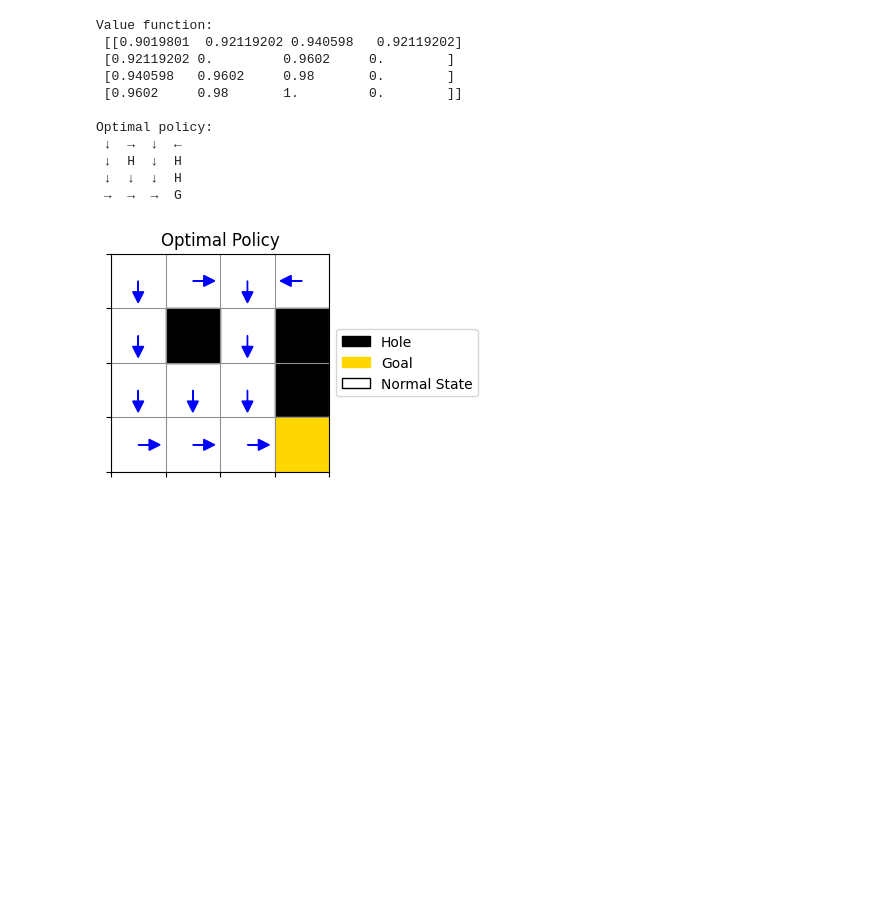
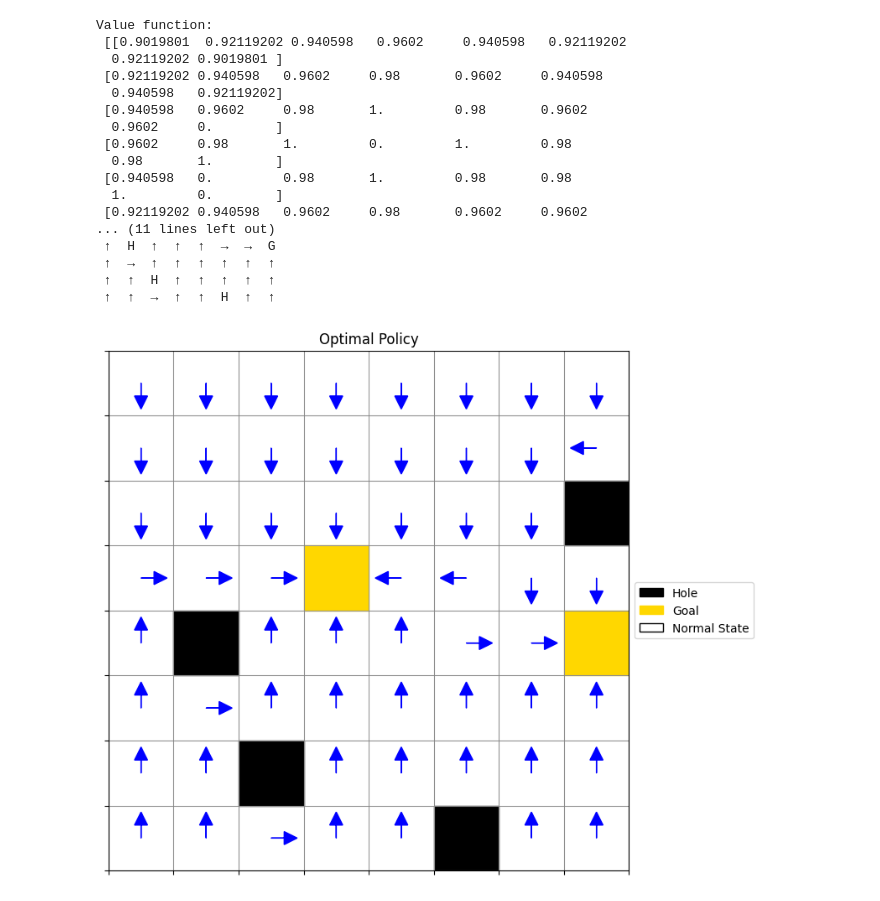
Before and after one commit to sbrunswi/VIP_Intro_deep_reinforcement_learning, a Jupyter notebook: Individual Workspace/Adam/my_env.ipynb, the cells around one changed output. Cells and saved outputs as stored; diff of their text form; code cells hidden in the pictures; blank space fills up the shorter version.

Commit message:
more customization to grid

```diff
--- a/Individual Workspace/Adam/my_env.ipynb
+++ b/Individual Workspace/Adam/my_env.ipynb
@@ -2,10 +2,12 @@
 import numpy as np
 import matplotlib.pyplot as plt
 # %%
+
+# ! Defines the GridWorld environment (states, actions, transition function)
 class GridWorld:
     """Making a GridWorld object to make different grid size custom environments to mimic Fronze Lake"""
 
-    def __init__(self, size=4):
+    def __init__(self, size=4, time_step_cost=-0.01):
         """Setting up main parts of the Grid environment
 
         Args:
@@ -14,11 +16,12 @@ class GridWorld:
         self.size = size  # - square grid size
         self.nS = size * size  # - number of states
         self.nA = 4  # - number of actions
+        self.time_step_cost = time_step_cost  # - cost for each time step
 
         self.UP, self.DOWN, self.LEFT, self.RIGHT = range(4)
 
-        self.goal = {self.nS - 1} # - goal is the last state index
-        self.holes = {5, 7, 11} # - holes are specific indices in the grid
+        self.goal = set(np.random.choice(range(1, self.nS), size=self.size // 4, replace=False)) # - goals
+        self.holes = set(np.random.choice(range(1, self.nS), size=self.size // 2, replace=False)) # - holes
 
         self.P = self.build_transition_table()  # - the MDP
 
@@ -76,7 +79,7 @@ class GridWorld:
                 )  # - ns -> new state index after movement
                 # ? (1,2) → 1*4 + 2 = 6 -> math for ns
 
-                reward = -0.01  # - time cost
+                reward = self.time_step_cost  # - time cost
                 done = False  # - default done is False, is True when we hit a hole or the goal
 
                 if (
@@ -171,6 +178,10 @@ def extract_policy(env, V, gamma=0.99):
 
     return policy
 # %%
+
+# ! This is visualization of the MDP and optimal policy
+from matplotlib.patches import Rectangle
+
 def render_policy(env, policy):
     """Visualization of the GridWorld environment
 
@@ -210,9 +221,9 @@ def render_policy_image(env, policy):
     for s in range(env.nS):
         row, col = divmod(s, size)
         if s in env.holes:
-            ax.add_patch(plt.Rectangle((col, size-1-row), 1, 1, color='black'))
+            ax.add_patch(Rectangle((col, size-1-row), 1, 1, color='black'))
         elif s in env.goal:
-            ax.add_patch(plt.Rectangle((col, size-1-row), 1, 1, color='gold'))
+            ax.add_patch(Rectangle((col, size-1-row), 1, 1, color='gold'))
 
     # Draw arrows for policy
     arrow_dict = {
@@ -245,30 +256,36 @@ def render_policy_image(env, policy):
 
     # Show plot
     plt.title('Optimal Policy')
-    plt.tight_layout(rect=[0, 0, 1, 1])
+    plt.tight_layout(rect=(0, 0, 1, 1))
     plt.show()
 # %%
 if __name__ == "__main__":
-    env = GridWorld(size=4)
+    env = GridWorld(size=8, time_step_cost=-0.01)
 
     V = value_iteration(env)
     policy = extract_policy(env, V)
 
     print("Value function:\n", V.reshape(env.size, env.size)) # * reshape value function to match grid layout for better visualization
     print("\nOptimal policy:") # * print the optimal policy in a grid format using arrows to indicate actions
 
     render_policy(env, policy)
     render_policy_image(env, policy)
 # %% [output]
 Value function:
- [[0.9019801  0.92119202 0.940598   0.92119202]
- [0.92119202 0.         0.9602     0.        ]
- [0.940598   0.9602     0.98       0.        ]
- [0.9602     0.98       1.         0.        ]]
-
-Optimal policy:
- ↓  →  ↓  ←
- ↓  H  ↓  H
- ↓  ↓  ↓  H
- →  →  →  G
+ [[0.9019801  0.92119202 0.940598   0.9602     0.940598   0.92119202
+  0.92119202 0.9019801 ]
+ [0.92119202 0.940598   0.9602     0.98       0.9602     0.940598
+  0.940598   0.92119202]
+ [0.940598   0.9602     0.98       1.         0.98       0.9602
+  0.9602     0.        ]
+ [0.9602     0.98       1.         0.         1.         0.98
+  0.98       1.        ]
+ [0.940598   0.         0.98       1.         0.98       0.98
+  1.         0.        ]
+ [0.92119202 0.940598   0.9602     0.98       0.9602     0.9602
+... (11 lines left out)
+ ↑  H  ↑  ↑  ↑  →  →  G
+ ↑  →  ↑  ↑  ↑  ↑  ↑  ↑
+ ↑  ↑  H  ↑  ↑  ↑  ↑  ↑
+ ↑  ↑  →  ↑  ↑  H  ↑  ↑
-[figure, old version]
+[figure, new version]
```
Also changed, not shown: parts of 2 cells of this notebook, 1 other file.
